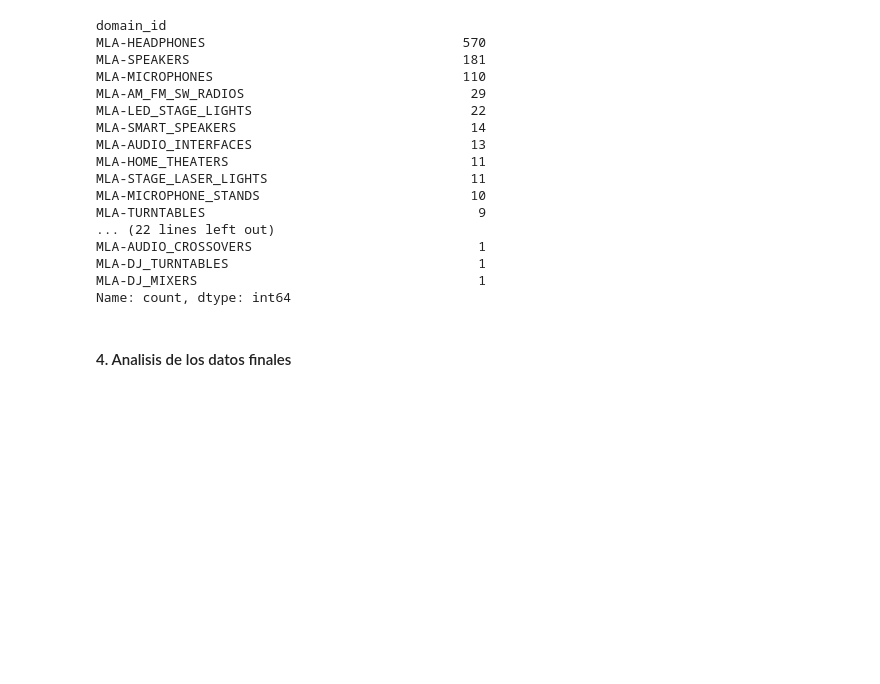
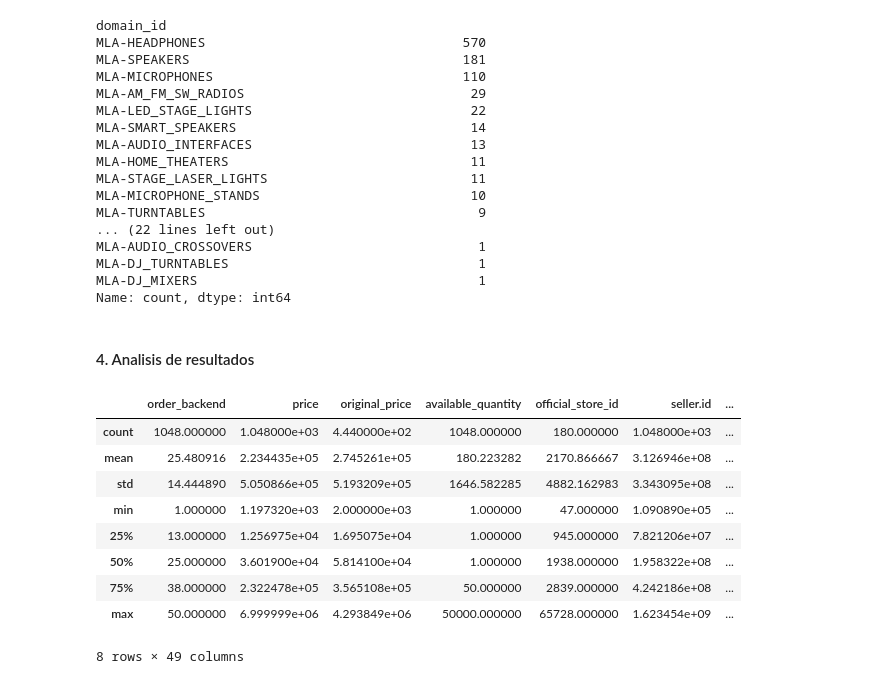
Before and after one commit to anfelipecb/MeLi_Challenge_Similarity, a Jupyter notebook: Notebooks/01_Analisis de datos.ipynb, the cells around one changed output. Saved outputs shown, nothing was run; the diff lists cells and outputs as text; code cells hidden in the pictures; blank space fills up the shorter version.

```diff
--- a/Notebooks/01_Analisis de datos.ipynb
+++ b/Notebooks/01_Analisis de datos.ipynb
@@ -99,4 +99,4 @@ from similarity.config import data_raw
 dt_items_especificos.to_csv(data_raw/'df_items_especificos.csv', index=False)
 df_especificos_audifonos.to_csv(data_raw/'df_solo_audifonos.csv', index=False)
 # %% [markdown]
-#### 4. Analisis de los datos finales
+#### 4. Analisis de resultados
@@ -102,0 +129,13 @@ df_especificos_audifonos.to_csv(data_raw/'df_solo_audifonos.csv', index=False)
+# %%
+df_items.describe()
+# %% [output]
+|  | order_backend | price | original_price | available_quantity | official_store_id | seller.id | ... |
+| count | 1048.000000 | 1.048000e+03 | 4.440000e+02 | 1048.000000 | 180.000000 | 1.048000e+03 | ... |
+| mean | 25.480916 | 2.234435e+05 | 2.745261e+05 | 180.223282 | 2170.866667 | 3.126946e+08 | ... |
+| std | 14.444890 | 5.050866e+05 | 5.193209e+05 | 1646.582285 | 4882.162983 | 3.343095e+08 | ... |
+| min | 1.000000 | 1.197320e+03 | 2.000000e+03 | 1.000000 | 47.000000 | 1.090890e+05 | ... |
+| 25% | 13.000000 | 1.256975e+04 | 1.695075e+04 | 1.000000 | 945.000000 | 7.821206e+07 | ... |
+| 50% | 25.000000 | 3.601900e+04 | 5.814100e+04 | 1.000000 | 1938.000000 | 1.958322e+08 | ... |
+| 75% | 38.000000 | 2.322478e+05 | 3.565108e+05 | 50.000000 | 2839.000000 | 4.242186e+08 | ... |
+| max | 50.000000 | 6.999999e+06 | 4.293849e+06 | 50000.000000 | 65728.000000 | 1.623454e+09 | ... |
+8 rows × 49 columns
```
Also changed, not shown: parts of 2 cells of this notebook, 22 other files.
